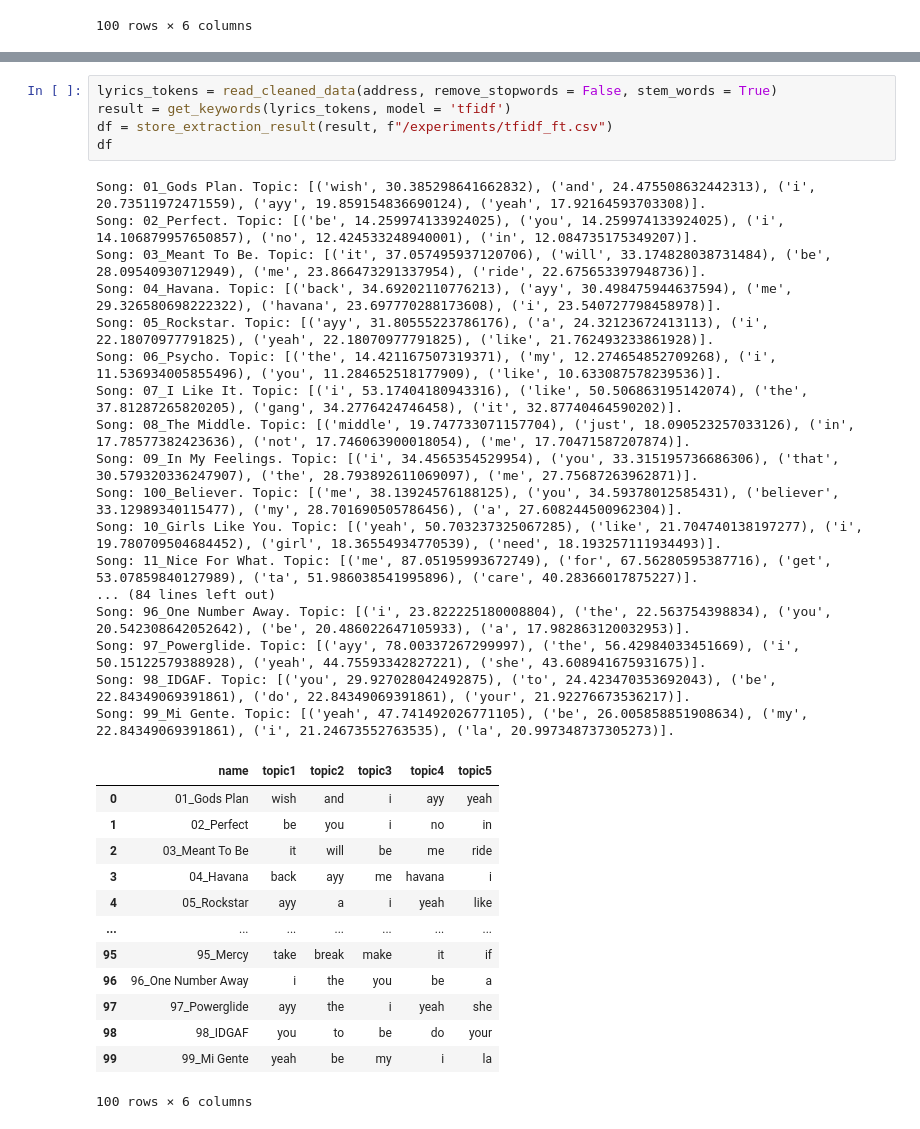
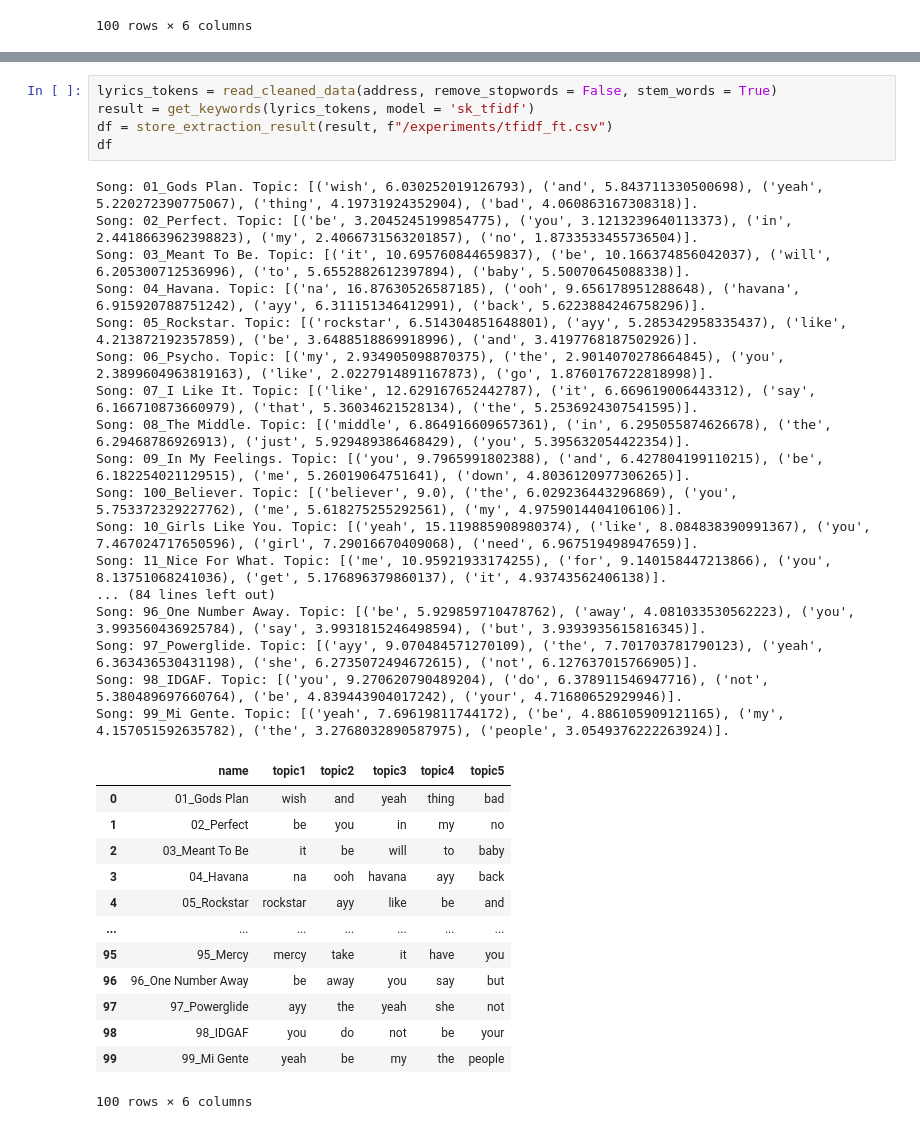
Before and after one commit to AnkieFan/DACS-Elevator-Radio-Producer, a Jupyter notebook: demo.ipynb, the cells around one changed output, grey strips where cells are left out. Saved outputs shown, nothing was run; the diff lists cells and outputs as text.

```diff
--- a/demo.ipynb
+++ b/demo.ipynb
@@ -380,39 +380,39 @@ Song: 99_Mi Gente. Topic: [('yeah', 47.741492026771105), ('my', 22.8434906939186
 100 rows × 6 columns
 # %%
 lyrics_tokens = read_cleaned_data(address, remove_stopwords = False, stem_words = True)
-result = get_keywords(lyrics_tokens, model = 'tfidf')
+result = get_keywords(lyrics_tokens, model = 'sk_tfidf')
 df = store_extraction_result(result, f"/experiments/tfidf_ft.csv")
 df
 # %% [output]
-Song: 01_Gods Plan. Topic: [('wish', 30.385298641662832), ('and', 24.475508632442313), ('i', 20.73511972471559), ('ayy', 19.859154836690124), ('yeah', 17.92164593703308)].
-Song: 02_Perfect. Topic: [('be', 14.259974133924025), ('you', 14.259974133924025), ('i', 14.106879957650857), ('no', 12.424533248940001), ('in', 12.084735175349207)].
-Song: 03_Meant To Be. Topic: [('it', 37.057495937120706), ('will', 33.174828038731484), ('be', 28.09540930712949), ('me', 23.866473291337954), ('ride', 22.675653397948736)].
-Song: 04_Havana. Topic: [('back', 34.69202110776213), ('ayy', 30.498475944637594), ('me', 29.326580698222322), ('havana', 23.697770288173608), ('i', 23.540727798458978)].
-Song: 05_Rockstar. Topic: [('ayy', 31.80555223786176), ('a', 24.32123672413113), ('i', 22.18070977791825), ('yeah', 22.18070977791825), ('like', 21.762493233861928)].
-Song: 06_Psycho. Topic: [('the', 14.421167507319371), ('my', 12.274654852709268), ('i', 11.536934005855496), ('you', 11.284652518177909), ('like', 10.633087578239536)].
-Song: 07_I Like It. Topic: [('i', 53.17404180943316), ('like', 50.506863195142074), ('the', 37.81287265820205), ('gang', 34.2776424746458), ('it', 32.87740464590202)].
-Song: 08_The Middle. Topic: [('middle', 19.747733071157704), ('just', 18.090523257033126), ('in', 17.78577382423636), ('not', 17.746063900018054), ('me', 17.70471587207874)].
-Song: 09_In My Feelings. Topic: [('i', 34.4565354529954), ('you', 33.315195736686306), ('that', 30.579320336247907), ('the', 28.793892611069097), ('me', 27.75687263962871)].
-Song: 100_Believer. Topic: [('me', 38.13924576188125), ('you', 34.59378012585431), ('believer', 33.12989340115477), ('my', 28.701690505786456), ('a', 27.608244500962304)].
-Song: 10_Girls Like You. Topic: [('yeah', 50.703237325067285), ('like', 21.704740138197277), ('i', 19.780709504684452), ('girl', 18.36554934770539), ('need', 18.193257111934493)].
-Song: 11_Nice For What. Topic: [('me', 87.05195993672749), ('for', 67.56280595387716), ('get', 53.07859840127989), ('ta', 51.986038541995896), ('care', 40.28366017875227)].
+Song: 01_Gods Plan. Topic: [('wish', 6.030252019126793), ('and', 5.843711330500698), ('yeah', 5.220272390775067), ('thing', 4.19731924352904), ('bad', 4.060863167308318)].
+Song: 02_Perfect. Topic: [('be', 3.2045245199854775), ('you', 3.1213239640113373), ('in', 2.4418663962398823), ('my', 2.4066731563201857), ('no', 1.8733533455736504)].
+Song: 03_Meant To Be. Topic: [('it', 10.695760844659837), ('be', 10.166374856042037), ('will', 6.205300712536996), ('to', 5.6552882612397894), ('baby', 5.50070645088338)].
+Song: 04_Havana. Topic: [('na', 16.87630526587185), ('ooh', 9.656178951288648), ('havana', 6.915920788751242), ('ayy', 6.311151346412991), ('back', 5.6223884246758296)].
+Song: 05_Rockstar. Topic: [('rockstar', 6.514304851648801), ('ayy', 5.285342958335437), ('like', 4.213872192357859), ('be', 3.6488518869918996), ('and', 3.4197768187502926)].
+Song: 06_Psycho. Topic: [('my', 2.934905098870375), ('the', 2.9014070278664845), ('you', 2.3899604963819163), ('like', 2.0227914891167873), ('go', 1.8760176722818998)].
+Song: 07_I Like It. Topic: [('like', 12.629167652442787), ('it', 6.669619006443312), ('say', 6.166710873660979), ('that', 5.36034621528134), ('the', 5.2536924307541595)].
+Song: 08_The Middle. Topic: [('middle', 6.864916609657361), ('in', 6.295055874626678), ('the', 6.29468786926913), ('just', 5.929489386468429), ('you', 5.395632054422354)].
+Song: 09_In My Feelings. Topic: [('you', 9.7965991802388), ('and', 6.427804199110215), ('be', 6.182254021129515), ('me', 5.26019064751641), ('down', 4.8036120977306265)].
+Song: 100_Believer. Topic: [('believer', 9.0), ('the', 6.029236443296869), ('you', 5.753372329227762), ('me', 5.618275255292561), ('my', 4.9759014404106106)].
+Song: 10_Girls Like You. Topic: [('yeah', 15.119885908980374), ('like', 8.084838390991367), ('you', 7.467024717650596), ('girl', 7.29016670409068), ('need', 6.967519498947659)].
+Song: 11_Nice For What. Topic: [('me', 10.95921933174255), ('for', 9.140158447213866), ('you', 8.13751068241036), ('get', 5.176896379860137), ('it', 4.93743562406138)].
 ... (84 lines left out)
-Song: 96_One Number Away. Topic: [('i', 23.822225180008804), ('the', 22.563754398834), ('you', 20.542308642052642), ('be', 20.486022647105933), ('a', 17.982863120032953)].
-Song: 97_Powerglide. Topic: [('ayy', 78.00337267299997), ('the', 56.42984033451669), ('i', 50.15122579388928), ('yeah', 44.75593342827221), ('she', 43.608941675931675)].
-Song: 98_IDGAF. Topic: [('you', 29.927028042492875), ('to', 24.423470353692043), ('be', 22.84349069391861), ('do', 22.84349069391861), ('your', 21.92276673536217)].
-Song: 99_Mi Gente. Topic: [('yeah', 47.741492026771105), ('be', 26.005858851908634), ('my', 22.84349069391861), ('i', 21.24673552763535), ('la', 20.997348737305273)].
+Song: 96_One Number Away. Topic: [('be', 5.929859710478762), ('away', 4.081033530562223), ('you', 3.993560436925784), ('say', 3.9931815246498594), ('but', 3.9393935615816345)].
+Song: 97_Powerglide. Topic: [('ayy', 9.070484571270109), ('the', 7.701703781790123), ('yeah', 6.363436530431198), ('she', 6.2735072494672615), ('not', 6.127637015766905)].
+Song: 98_IDGAF. Topic: [('you', 9.270620790489204), ('do', 6.378911546947716), ('not', 5.380489697660764), ('be', 4.839443904017242), ('your', 4.71680652929946)].
+Song: 99_Mi Gente. Topic: [('yeah', 7.69619811744172), ('be', 4.886105909121165), ('my', 4.157051592635782), ('the', 3.2768032890587975), ('people', 3.0549376222263924)].
 |  | name | topic1 | topic2 | topic3 | topic4 | topic5 |
-| 0 | 01_Gods Plan | wish | and | i | ayy | yeah |
-| 1 | 02_Perfect | be | you | i | no | in |
-| 2 | 03_Meant To Be | it | will | be | me | ride |
-| 3 | 04_Havana | back | ayy | me | havana | i |
-| 4 | 05_Rockstar | ayy | a | i | yeah | like |
+| 0 | 01_Gods Plan | wish | and | yeah | thing | bad |
+| 1 | 02_Perfect | be | you | in | my | no |
+| 2 | 03_Meant To Be | it | be | will | to | baby |
+| 3 | 04_Havana | na | ooh | havana | ayy | back |
+| 4 | 05_Rockstar | rockstar | ayy | like | be | and |
 | ... | ... | ... | ... | ... | ... | ... |
-| 95 | 95_Mercy | take | break | make | it | if |
-| 96 | 96_One Number Away | i | the | you | be | a |
-| 97 | 97_Powerglide | ayy | the | i | yeah | she |
-| 98 | 98_IDGAF | you | to | be | do | your |
-| 99 | 99_Mi Gente | yeah | be | my | i | la |
+| 95 | 95_Mercy | mercy | take | it | have | you |
+| 96 | 96_One Number Away | be | away | you | say | but |
+| 97 | 97_Powerglide | ayy | the | yeah | she | not |
+| 98 | 98_IDGAF | you | do | not | be | your |
+| 99 | 99_Mi Gente | yeah | be | my | the | people |
 100 rows × 6 columns
 # %%
 lyrics_tokens = read_cleaned_data(address, remove_stopwords = True, stem_words = False)
```
Also changed, not shown: parts of 6 cells of this notebook, 6 other files.
